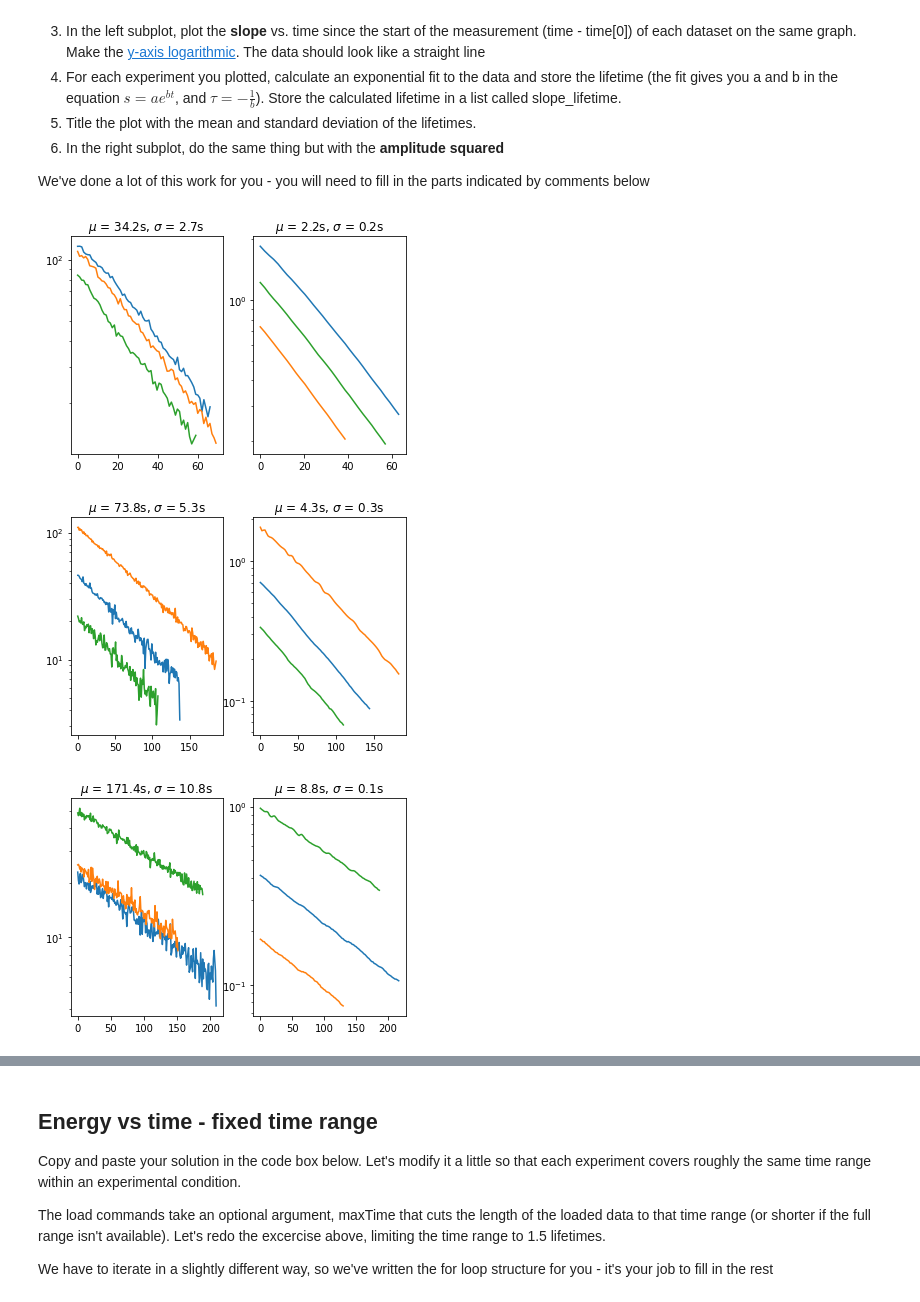
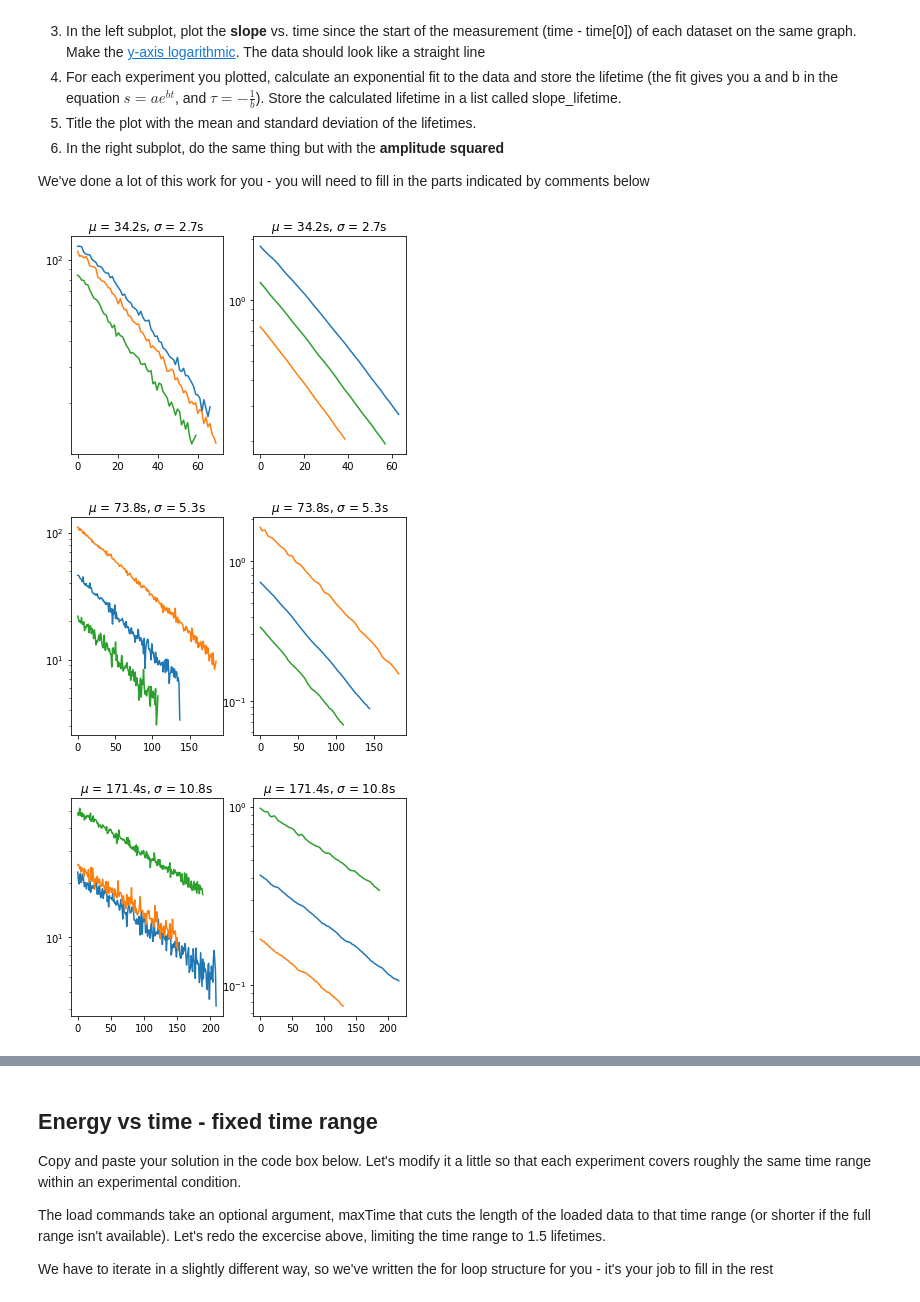
Before and after one commit to NYUExperimentalPhysics1-2021/labanalysis2-victorsliao, a Jupyter notebook: LabAnalysis2.ipynb, the cells around one changed output, grey strips where cells are left out. Drawn from its saved outputs; the diff is of its cells as text; code cells hidden in the pictures.

```diff
--- a/LabAnalysis2.ipynb
+++ b/LabAnalysis2.ipynb
@@ -165,32 +165,32 @@ We've done a lot of this work for you - you will need to fill in the parts indic
 # %%
 for expt_set_dir in ["3mm", "6mm", "9mm"]: #replace with your own directory names
   slope_lifetime = []
   ampsq_lifetime = []
   plt.figure()
   plt.subplot(1, 2, 1)
   for file in largeSlope[expt_set_dir]:
     time, slope, number = loadSlopeFile(file)
     plt.semilogy(time-time[0], slope) #CODE1: to make a plot of time-time[0] on the linear x-axis vs. slope on the logarithmic y-axis
     a,b,*_ = fitExponential(time-time[0], slope)  #use *_ to discard unwanted return values (in this case the fit y-data)
     slope_lifetime.append(-1/b)#CODE2: modify this line to add -1/b (the fit lifetime) to the slope_lifetime list
   mu = np.mean(slope_lifetime) #CODE3: calculate the mean of slope_lifetime
   sigma = np.std(slope_lifetime, ddof=1) #calculates the standard deviation using N-1 in the deonminator
   plt.title (r'$\mu$ = {:.1f}s, $\sigma$ = {:.1f}s'.format(mu, sigma))
 
 
   plt.subplot(1, 2, 2)
   for file in largeAmplitude[expt_set_dir]:
     time, amp, number = loadAmpltidueFile(file)
     plt.semilogy(time-time[0], np.square(amp)) #CODE4: use plt.semilogy to make a plot of time-time[0] on the linear x-axis vs. amplitude SQUARED on the logarithmic y-axis
     a,b,*_ = fitExponential(np.square(amp), time-time[0]) #CODE5: complete to calculate the exponential fit of amp squared to time-time[0] hint: see very similar code above!
     ampsq_lifetime.append(-1/b)
-  mu =  np.std(slope_lifetime) #CODE6: calculate the mean of slope_lifetime
-  sigma = np.std(ampsq_lifetime, ddof=1)
+  mu =  np.mean(slope_lifetime) #CODE6: calculate the mean of slope_lifetime
+  sigma = np.std(slope_lifetime, ddof=1)
   plt.title (r'$\mu$ = {:.1f}s, $\sigma$ = {:.1f}s'.format(mu, sigma))
 # %% [output]
-[figure, old version]
+[figure, new version]
-[figure, old version]
+[figure, new version]
-[figure, old version]
+[figure, new version]
 # %% [markdown]
 ##QUESTIONS - answer below
 
```
Also changed, not shown: parts of 7 cells of this notebook.
